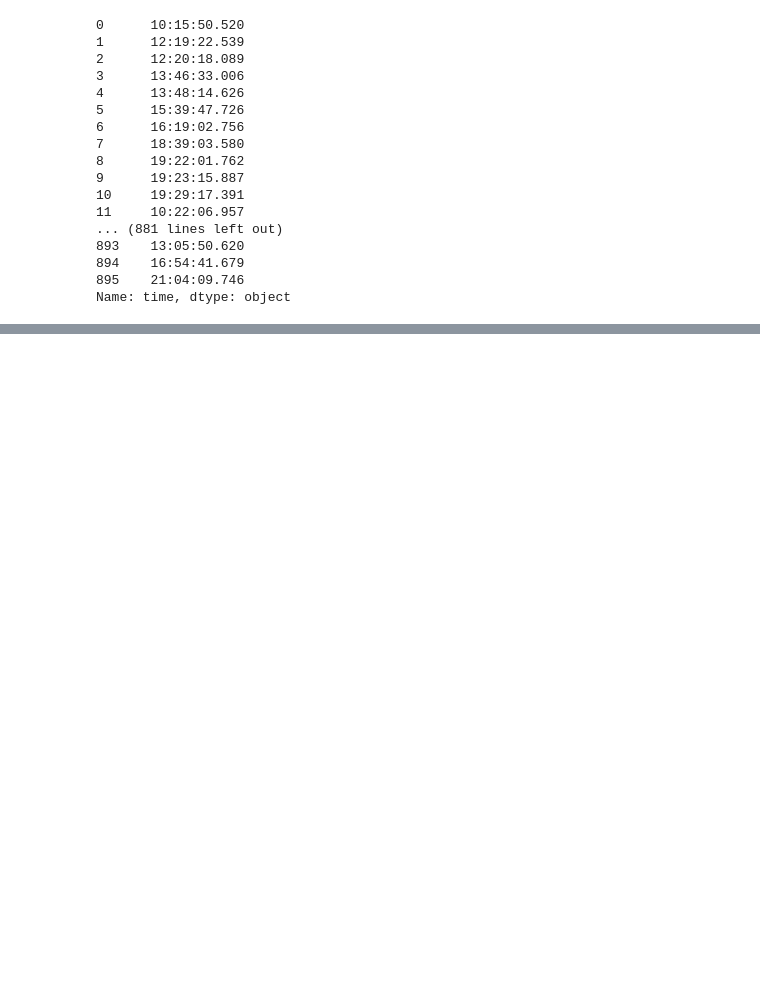
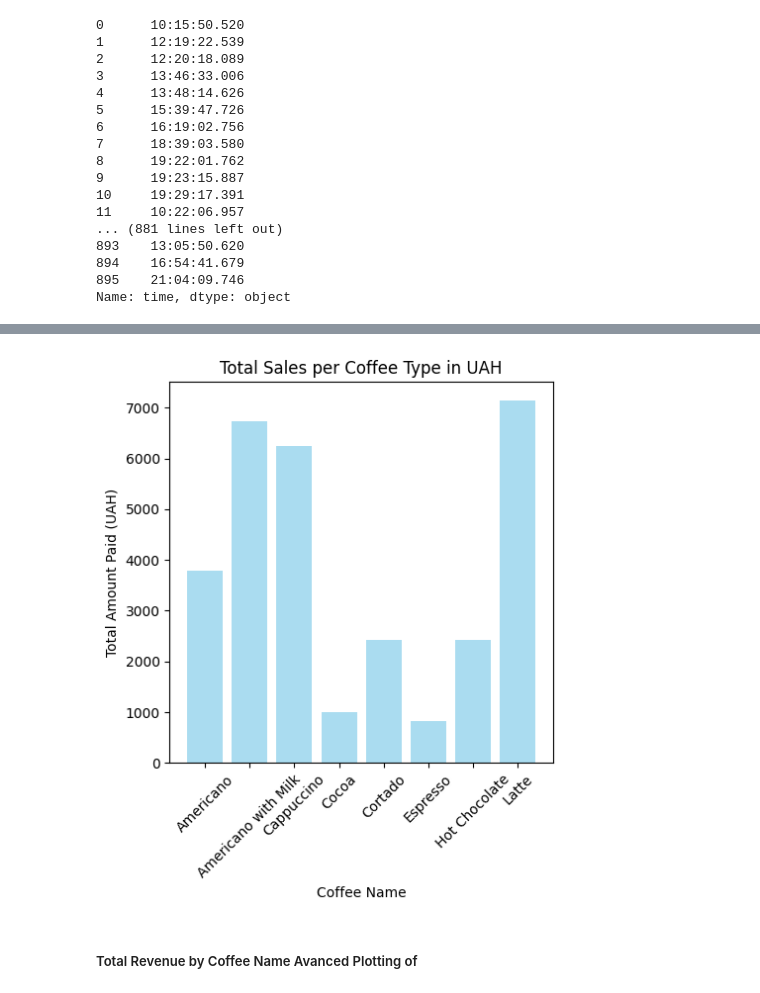
Before and after one commit to JoshuaFarara/KaggleWorld, a Jupyter notebook: notebooks/coffee_sales_analyisis.ipynb, the cells around one changed output, grey strips where cells are left out. Saved outputs shown, nothing was run; the diff lists cells and outputs as text; code cells hidden in the pictures; blank space fills up the shorter version.

```diff
--- a/notebooks/coffee_sales_analyisis.ipynb
+++ b/notebooks/coffee_sales_analyisis.ipynb
@@ -193,0 +351,7 @@ Name: time, dtype: object
+# %%
+# Group data by coffee_name
+grouped_coffee = df.groupby('coffee_name')
+# %%
+# 3. Total Sales per Coffee Type in UAH
+total_amount_paid_uah = grouped_coffee['amount_paid_uah'].sum()
+print(total_amount_paid_uah)
@@ -193,0 +369,13 @@ Name: time, dtype: object
+# %%
+# Plot total sales per coffee type in UAH
+plt.figure(figsize=(5, 5))
+plt.bar(total_amount_paid_uah.index, total_amount_paid_uah, alpha=0.7, color='skyblue')
+plt.xlabel('Coffee Name')
+plt.ylabel('Total Amount Paid (UAH)')
+plt.title('Total Sales per Coffee Type in UAH')
+plt.xticks(rotation=45)
+plt.show()
+# %% [output]
+[figure, added]
+# %% [markdown]
+##### Total Revenue by Coffee Name Avanced Plotting of
```
Also changed, not shown: parts of 39 cells of this notebook, 4 other files.
